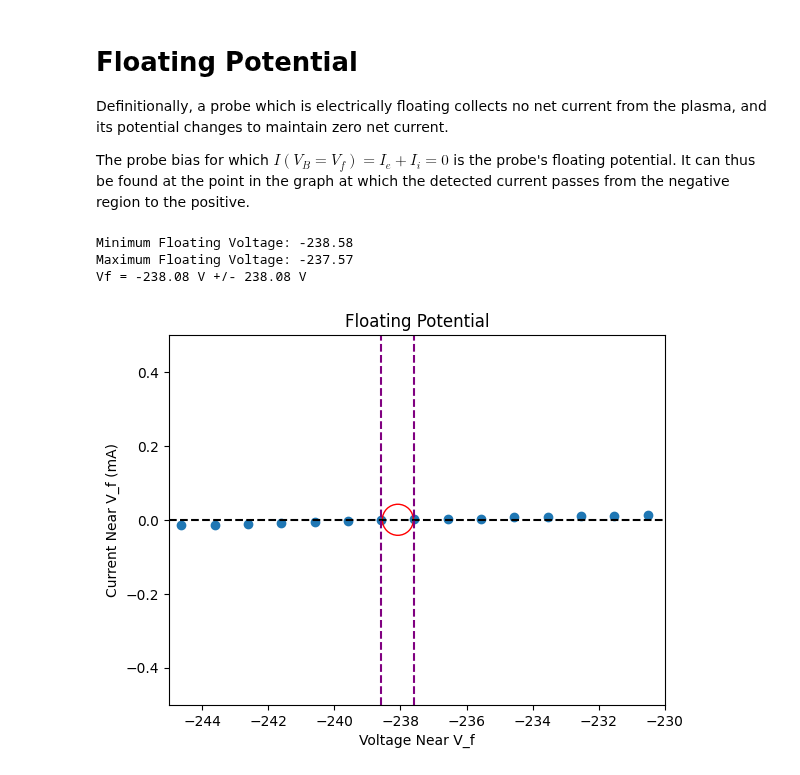
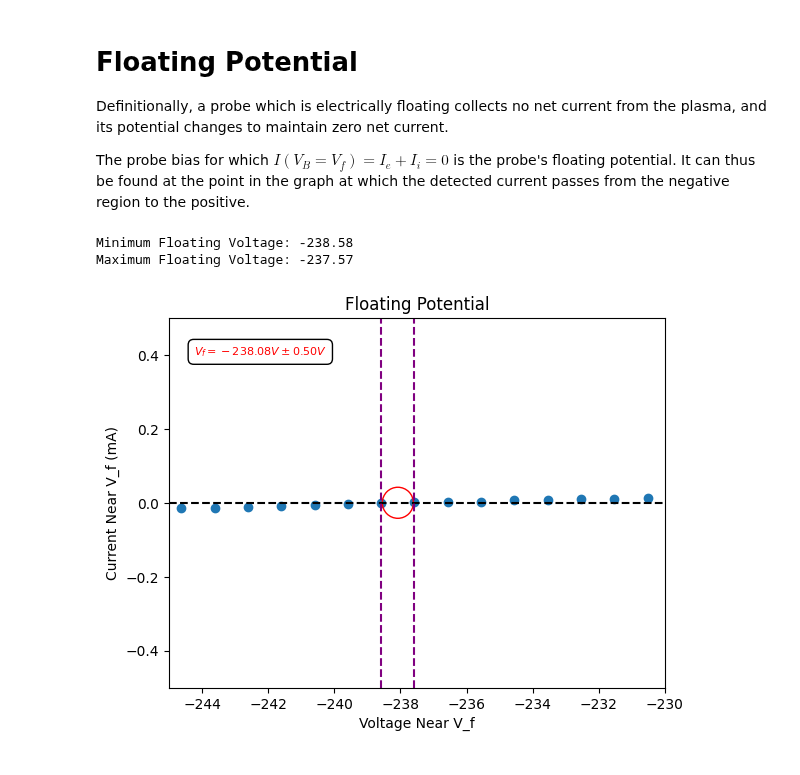
Before and after one commit to maraMaraschino/Adv-Lab, a Jupyter notebook: Langmuir Probe Experiment/langmuir_probe.ipynb, the cells around one changed output. Cells and saved outputs as stored; diff of their text form; code cells hidden in the pictures.

```diff
--- a/Langmuir Probe Experiment/langmuir_probe.ipynb
+++ b/Langmuir Probe Experiment/langmuir_probe.ipynb
@@ -114,33 +114,34 @@ The probe bias for which $I(V_B = V_f) = I_e + I_i = 0$ is the probe's floating
 # Finding the floating potential
 # Sweep through the left side of the average data and find the intercept point
 # Narrowing in on the y-intercept
 #print(f'Current Values near x-intercept')
 #for i, point in enumerate(y_avg[11:15]):
 #    print(f"Current: {point:.2e}, at the {i+10}th data point")
 V_f1_min = x_avg[12]
 V_f1_max = x_avg[13]
 
 print(f'Minimum Floating Voltage: {V_f1_min:.2f}')
 print(f'Maximum Floating Voltage: {V_f1_max:.2f}')
 float_value = (V_f1_max+V_f1_min)/2
-print(f'Vf = {float_value:.2f} V +/- {abs(float_value):.2f} V')
+equation_text = f'$V_f = {float_value:.2f} V \pm {abs((V_f1_max - V_f1_min)/2):.2f} V$'
 
 plt.figure()
 plt.axhline(y=0, color='black', linestyle='--')
 plt.axvline(x=V_f1_min, color='purple', linestyle='--')
 plt.axvline(x=V_f1_max, color='purple', linestyle='--')
 plt.xlim(-245, -230)
 plt.ylim(-0.5,0.5)
 plt.ylabel('Current Near V_f (mA)')
 plt.xlabel('Voltage Near V_f')
 plt.title('Floating Potential')
 plt.scatter(x_avg, y_avg)
+plt.text(0.05, 0.9, equation_text, transform=plt.gca().transAxes, fontsize=8,
+         color="red", bbox=dict(facecolor='white', edgecolor='black', boxstyle='round,pad=0.5'))
 # Circle the floating potential
 plt.scatter(x=float_value, y=0, s=500, facecolors='none', edgecolors='red', marker='o',linewidths=1)
 plt.savefig('Floating Potential.png')
 plt.show()
 # %% [output]
 Minimum Floating Voltage: -238.58
 Maximum Floating Voltage: -237.57
-Vf = -238.08 V +/- 238.08 V
-[figure, old version]
+[figure, new version]
```
Also changed, not shown: parts of 6 cells of this notebook, 2 other files.
